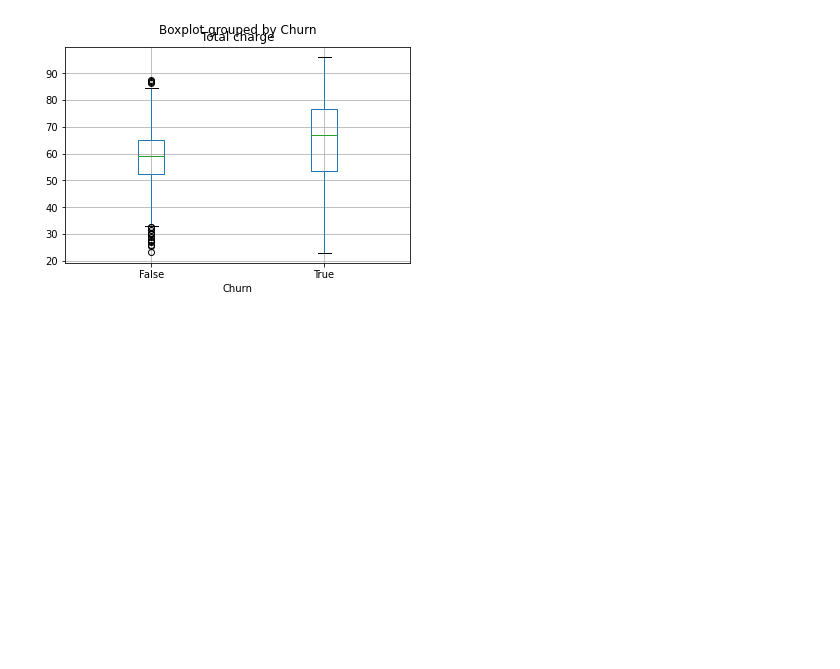
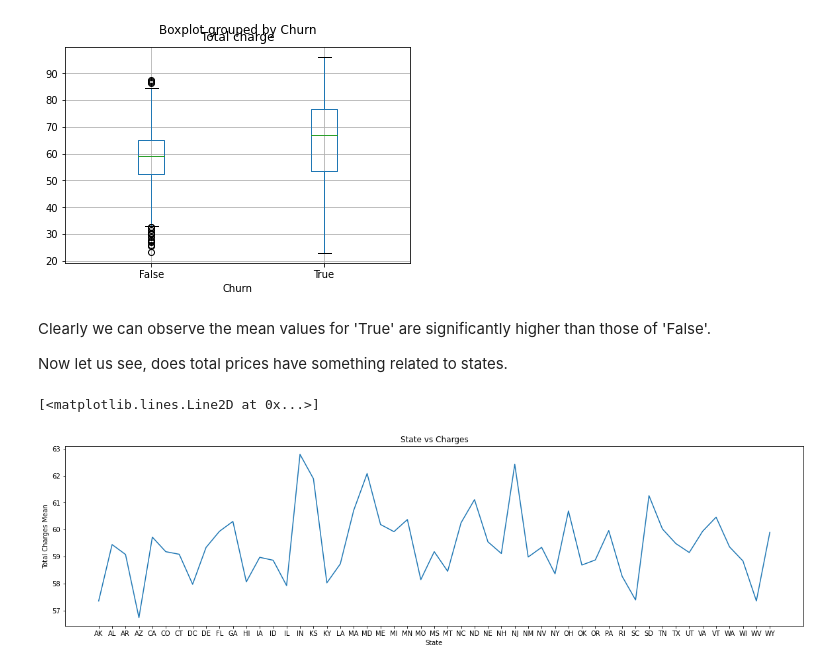
Before and after one commit to avilashsrivastava/Telecom-Churn-Analysis, a Jupyter notebook: Individual_Final_notebook.ipynb, the cells around one changed output. Cells and saved outputs as stored; diff of their text form; code cells hidden in the pictures; blank space fills up the shorter version.

```diff
--- a/Individual_Final_notebook.ipynb
+++ b/Individual_Final_notebook.ipynb
@@ -503,3 +503,21 @@ for item in ['Total minutes','Total charge']:
 [figure]
 <Figure size 432x288 with 0 Axes>
 [figure]
+# %% [markdown]
+Clearly we can observe the mean values for 'True' are significantly higher than those of 'False'.
+
+Now let us see, does total prices have something related to states.
+# %%
+# grouping and visualizing state and total charges
+temp_df2 = df_copy.groupby(['State'])['Total charge'].mean()
+plt.figure(figsize=(20,5))
+x_tick1 = df_copy['State'].unique().tolist()
+ax1 = plt.subplot()
+ax1.plot(temp_df2)
+ax1.set_xticks(x_tick1)
+ax1.set_ylabel('Total Charges Mean')
+ax1.set_xlabel('State')
+ax1.set_title('State vs Charges')
+# %% [output]
+[<matplotlib.lines.Line2D at 0x...>]
+[figure, added]
```
Also changed, not shown: parts of 4 cells of this notebook.
